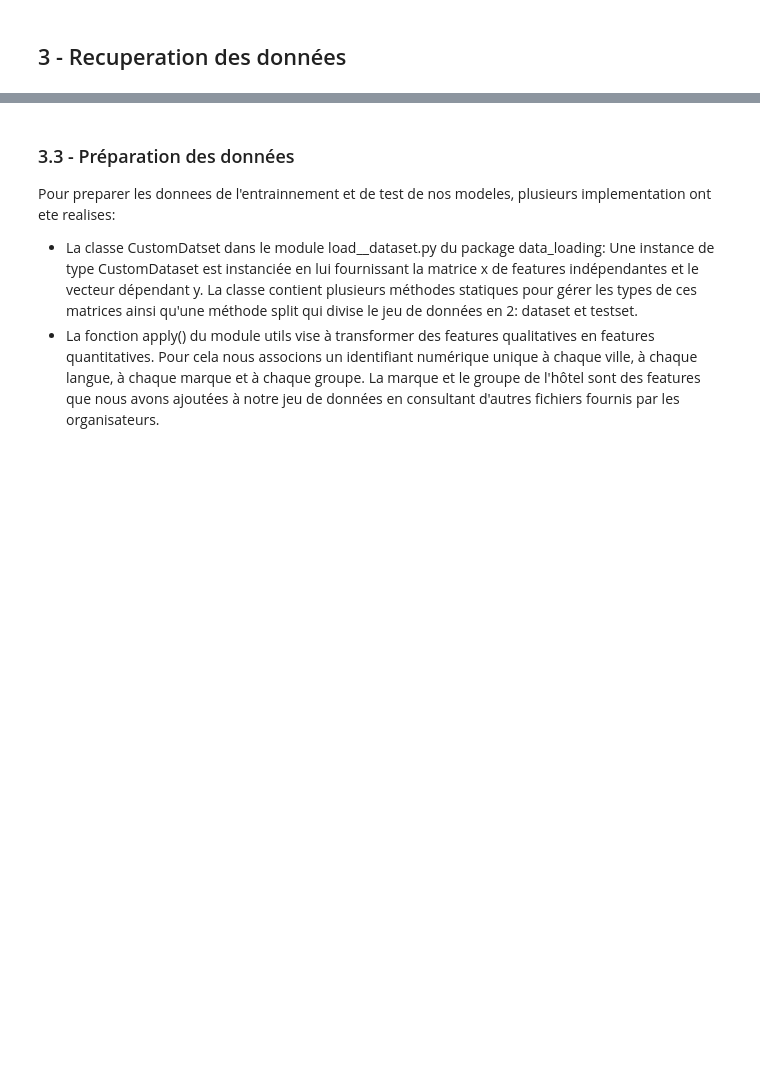
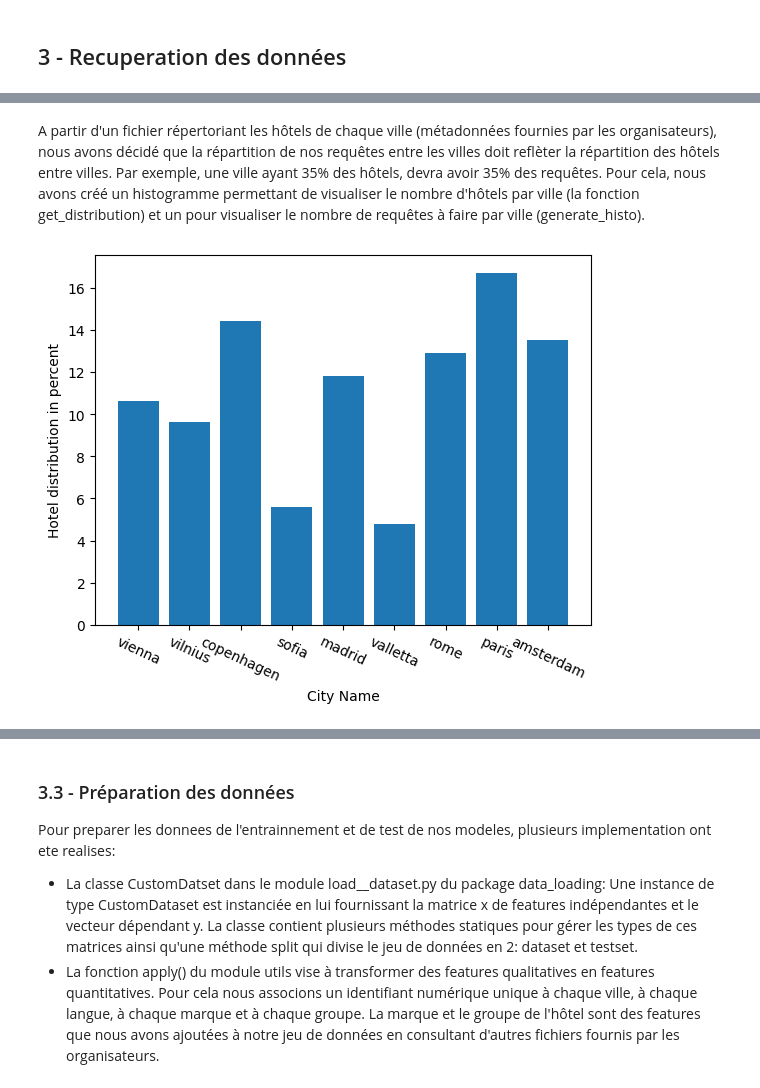
Before and after one commit to BTS-team/ia_challenge_2023, a Jupyter notebook: sy23_rapport.ipynb, the cells around one changed output, grey strips where cells are left out. Cells and saved outputs as stored; diff of their text form; code cells hidden in the pictures; blank space fills up the shorter version.

```diff
--- a/sy23_rapport.ipynb
+++ b/sy23_rapport.ipynb
@@ -119,0 +97,11 @@ Le travail de réalisation des requêtes est confié au package data_recovery qu
+# %%
+from datascience.utils.data import language, city
+api_requests = []
+for c in city:
+    for l in language:
+        for i in range(45):
+            api_requests.append([c, l, i, 0, 0])
+            api_requests.append([c, l, i, 1, 0])
+print("10 premiers éléments de la liste:\n")
+pprint.pprint(api_requests[:10])
+print(f"\nLongueur de api_requests => {len(api_requests)}")
@@ -119,0 +123,25 @@ Le travail de réalisation des requêtes est confié au package data_recovery qu
+# %% [markdown]
+A partir d'un fichier répertoriant les hôtels de chaque ville (métadonnées fournies par les organisateurs), nous avons décidé que la répartition de nos requêtes entre les villes doit reflèter la répartition des hôtels entre villes. Par exemple, une ville ayant 35% des hôtels, devra avoir 35% des requêtes. Pour cela, nous avons créé un histogramme permettant de visualiser le nombre d'hôtels par ville (la fonction get_distribution) et un pour visualiser le nombre de requêtes à faire par ville (generate_histo).
+# %%
+# Ce bloc de code affiche la repartition des hôtels parmi les villes.
+
+hotels = pd.read_csv('./meta_data/features_hotels.csv')
+city = hotels["city"].to_numpy()
+keys = set(city.tolist())
+total_hotel = len(city)
+histo = {}
+
+
+for i in keys:
+    nb_hotel = len(list(filter(lambda x: x == i, city)))
+    pourcentage = nb_hotel / total_hotel * 100
+    histo[i] = pourcentage
+
+l = range(len(histo.keys()))
+plt.bar(l, histo.values(), align='center')
+plt.xticks(l, histo.keys(),rotation = -25)
+plt.xlabel("City Name")
+plt.ylabel("Hotel distribution in percent")
+plt.show()
+# %% [output]
+[figure, added]
```
Also changed, not shown: parts of 21 cells of this notebook.
